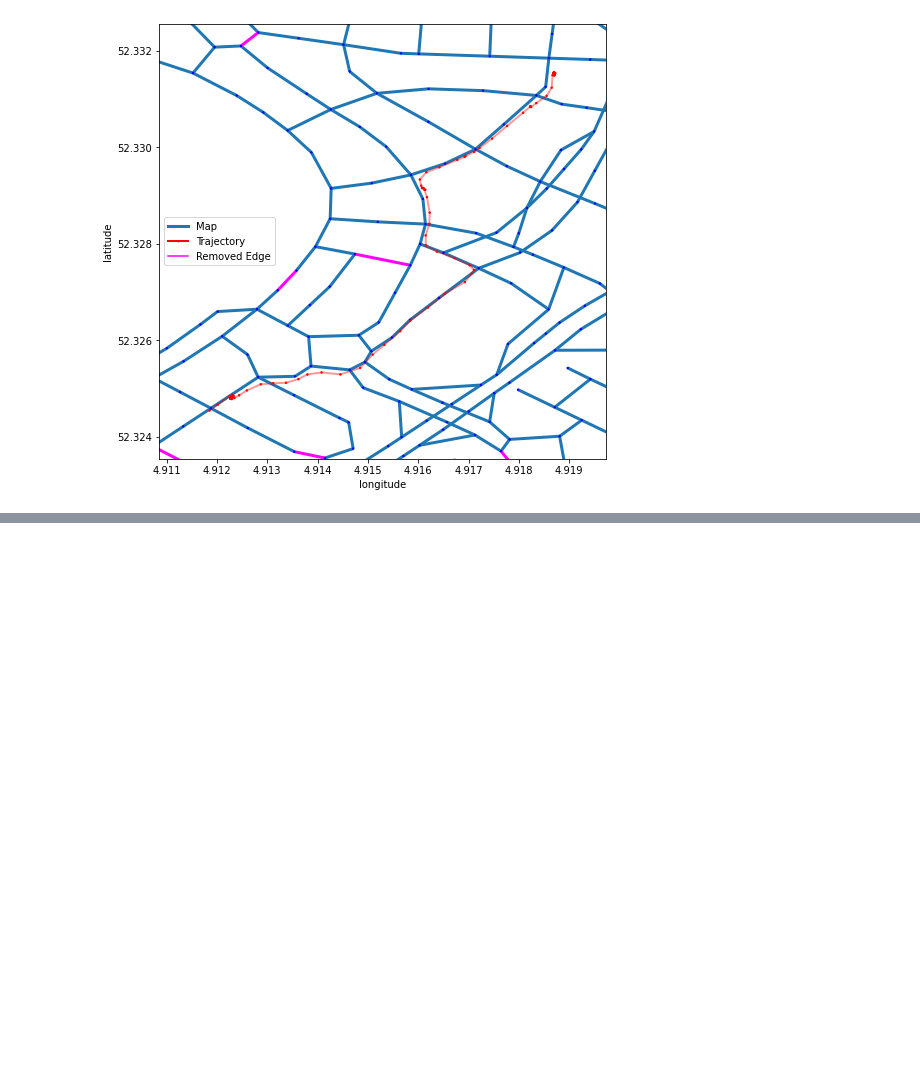
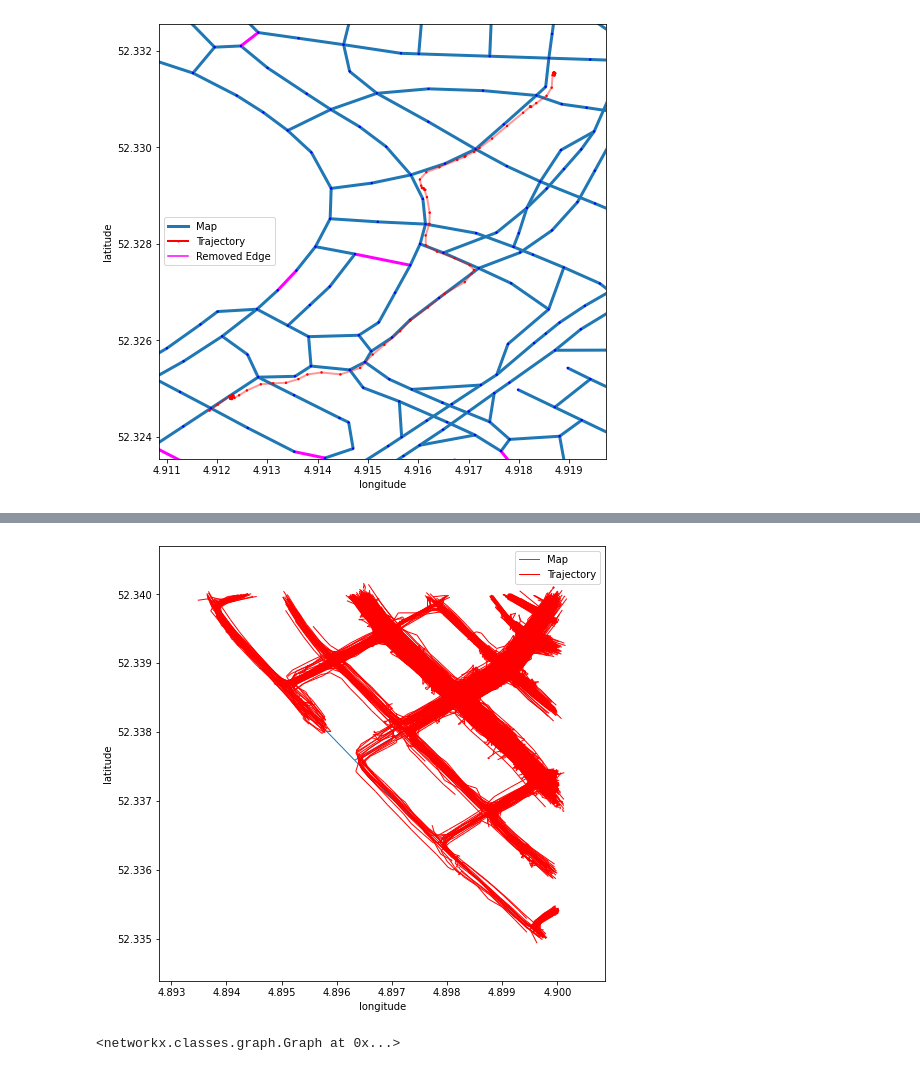
Before and after one commit to KJ-Waller/SyntheticHighways, a Jupyter notebook: ChangeDetection/notebooks/PresentationFigures.ipynb, the cells around one changed output, grey strips where cells are left out. Saved outputs shown, nothing was run; the diff lists cells and outputs as text; code cells hidden in the pictures; blank space fills up the shorter version.

```diff
--- a/ChangeDetection/notebooks/PresentationFigures.ipynb
+++ b/ChangeDetection/notebooks/PresentationFigures.ipynb
@@ -35,0 +44,7 @@ plot_graph(snapshot_to_nxgraph(G_diff, [t]), zoom_on_traj=True, show_nodes=True,
+# %%
+bbox = (52.335, 52.34, 4.89, 4.90)
+G1,T1,G2,T2 = dataset.read_snapshots(0, bbox=bbox)
+# %%
+plot_graph(snapshot_to_nxgraph(G1,T2['T']))
+# %% [output]
+[figure, added]
@@ -35,0 +55,4 @@ plot_graph(snapshot_to_nxgraph(G_diff, [t]), zoom_on_traj=True, show_nodes=True,
+# %%
+det.forward(T2['T'])
+# %% [output]
+<networkx.classes.graph.Graph at 0x...>
```
Also changed, not shown: parts of 3 cells of this notebook.
